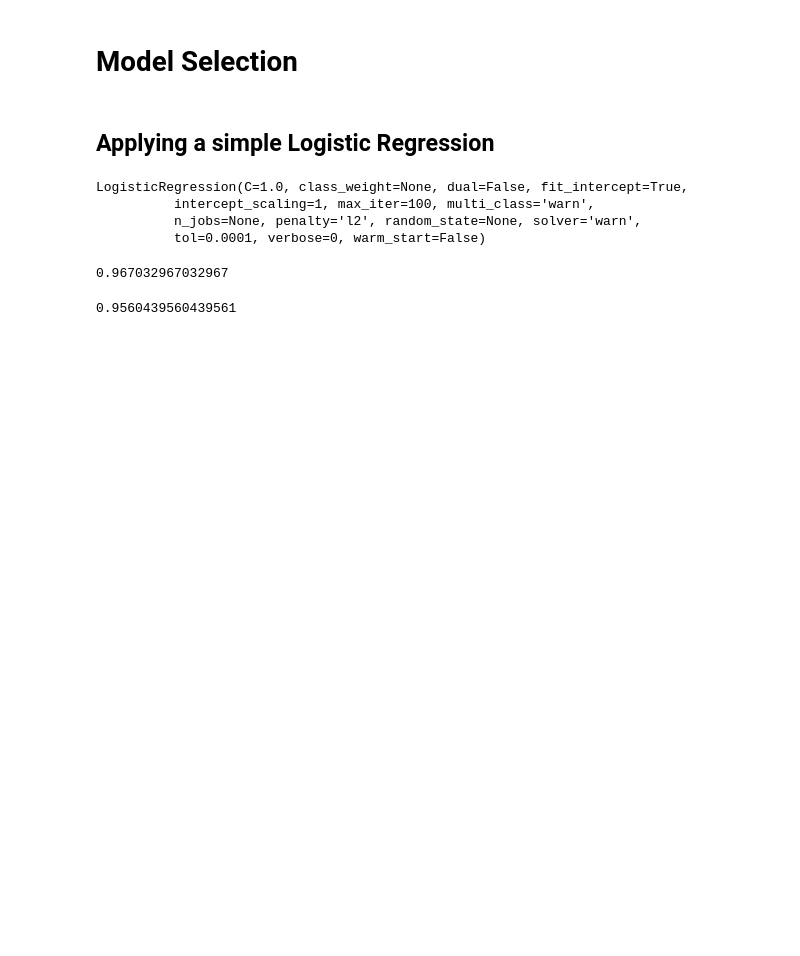
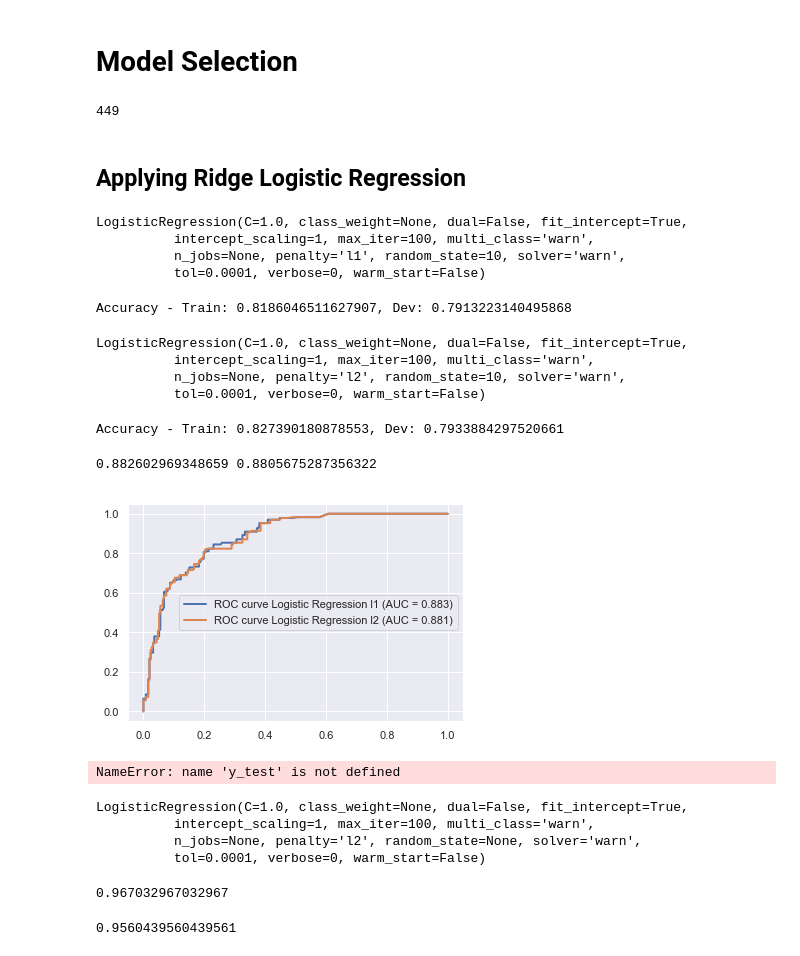
Before and after one commit to ericma007/p1, a Jupyter notebook: notebooks/Hair Salon Model Selection.ipynb, the cells around one changed output. Saved outputs shown, nothing was run; the diff lists cells and outputs as text; code cells hidden in the pictures; blank space fills up the shorter version.

```diff
--- a/notebooks/Hair Salon Model Selection.ipynb
+++ b/notebooks/Hair Salon Model Selection.ipynb
@@ -36,14 +36,71 @@ def readXy(query):
 
 query="""select * from test"""
 Xtest,ytest=readXy(query)
-query="""select * from Rtrain"""
-XRtrain,yRtrain=readXy(query)
+query="""select * from fulltrain"""
+Xftrain,yftrain=readXy(query)
+query="""select * from train"""
+Xtrain,ytrain=readXy(query)
+query="""select * from dev"""
+Xdev,ydev=readXy(query)
+# %% [output]
+449
 # %% [markdown]
-## Applying a simple Logistic Regression
+## Applying Ridge Logistic Regression
 # %%
 from sklearn.linear_model import LogisticRegression
-
-model = LogisticRegression()
+modellasso = LogisticRegression(penalty='l1',random_state=10)
+modellasso.fit(Xtrain,ytrain)
+# %% [output]
+LogisticRegression(C=1.0, class_weight=None, dual=False, fit_intercept=True,
+          intercept_scaling=1, max_iter=100, multi_class='warn',
+          n_jobs=None, penalty='l1', random_state=10, solver='warn',
+          tol=0.0001, verbose=0, warm_start=False)
+# %%
+print("Accuracy - Train: %s, Dev: %s" % (modellasso.score(Xtrain,ytrain), modellasso.score(Xdev,ydev)))
+# %% [output]
+Accuracy - Train: 0.8186046511627907, Dev: 0.7913223140495868
+# %%
+from sklearn.linear_model import LogisticRegression
+modelridge = LogisticRegression(penalty='l2',random_state=10)
+modelridge.fit(Xtrain,ytrain)
+# %% [output]
+LogisticRegression(C=1.0, class_weight=None, dual=False, fit_intercept=True,
+          intercept_scaling=1, max_iter=100, multi_class='warn',
+          n_jobs=None, penalty='l2', random_state=10, solver='warn',
+          tol=0.0001, verbose=0, warm_start=False)
+# %%
+print("Accuracy - Train: %s, Dev: %s" % (modelridge.score(Xtrain,ytrain), modelridge.score(Xdev,ydev)))
+# %% [output]
+Accuracy - Train: 0.827390180878553, Dev: 0.7933884297520661
+# %%
+from sklearn.metrics import roc_curve, auc
+pred1 = modellasso.predict_proba(Xdev)
+pred1[:,1]
+fpr1, tpr1, thresholds = roc_curve(ydev.values, pred1[:,1],pos_label='1')
+
+pred2 = modelridge.predict_proba(Xdev)
+pred2[:,1]
+fpr2, tpr2, thresholds = roc_curve(ydev.values, pred2[:,1],pos_label='1')
+
+
+import matplotlib.pyplot as plt
+roc_auc1 = auc(fpr1, tpr1)
+roc_auc2 = auc(fpr2, tpr2)
+print(roc_auc1,roc_auc2)
+#print(roc_auc)
+plt.plot(fpr1, tpr1, lw=2, label='ROC curve Logistic Regression l1 (AUC = %0.3f)' %roc_auc1)
+plt.plot(fpr2, tpr2, lw=2, label='ROC curve Logistic Regression l2 (AUC = %0.3f)' %roc_auc2)
+plt.legend(loc='center right')
+plt.show()
+# %% [output]
+0.882602969348659 0.8805675287356322
+[figure, added]
+# %%
+from sklearn.metrics import roc_curve, auc
+pred1 = model.predict(Xtest)
+fpr, tpr, thresholds = roc_curve(y_test, pred1, pos_label=1)
+# %% [output]
+NameError: name 'y_test' is not defined
 # %%
 model.fit(X_train, y_train)
 # %% [output]
```
Also changed, not shown: parts of 1 cell of this notebook.
